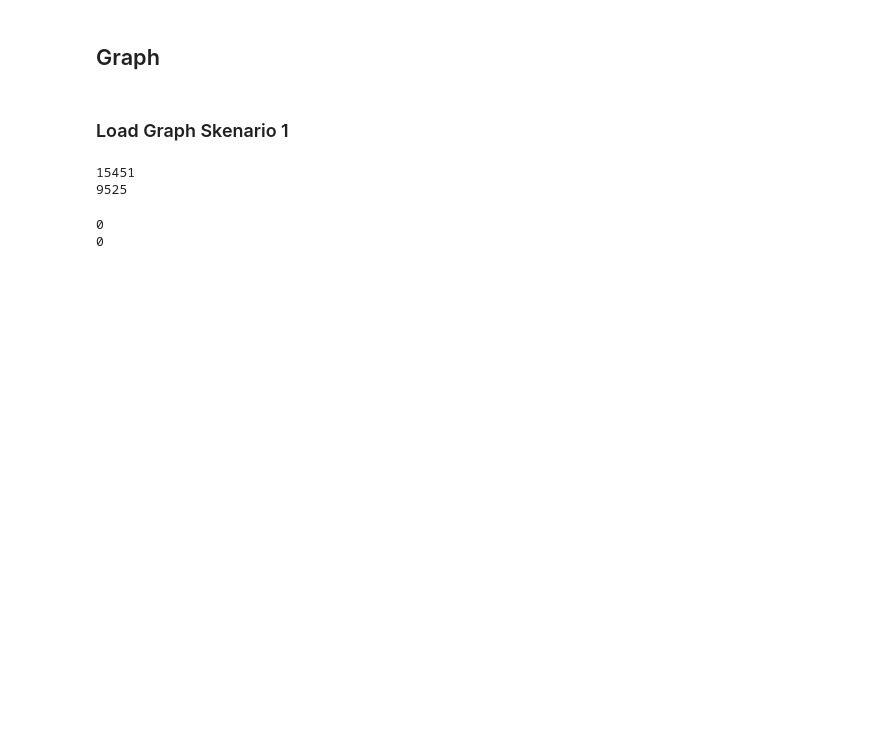
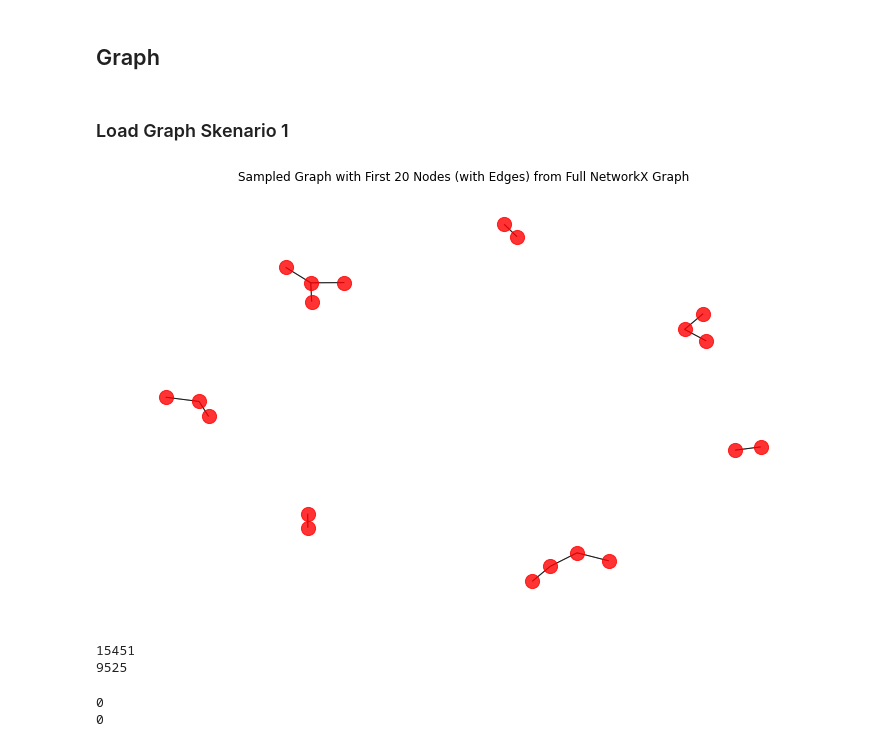
Before and after one commit to neroSpace/network-intrusion-detection, a Jupyter notebook: nids-implementation/nids_hyper_tune.ipynb, the cells around one changed output. Drawn from its saved outputs; the diff is of its cells as text; code cells hidden in the pictures; blank space fills up the shorter version.

```diff
--- a/nids-implementation/nids_hyper_tune.ipynb
+++ b/nids-implementation/nids_hyper_tune.ipynb
@@ -28,6 +28,39 @@ train_node_features = pickle.load(open('model_graph/train_node_features.pkl', 'r
 test_graph = pickle.load(open('model_graph/test_graph.pkl', 'rb'))
 label_test = pickle.load(open('model_graph/label_test.pkl', 'rb'))
 test_node_features = pickle.load(open('model_graph/test_node_features.pkl', 'rb'))
+# %%
+import networkx as nx
+import matplotlib.pyplot as plt
+
+# Assuming you have your full graph stored in 'train_graph'
+# Initialize an empty subgraph
+sampled_graph = nx.Graph()
+
+# Get the nodes with edges until we have 20 nodes
+desired_num_nodes = 20
+for node in train_graph.nodes():
+    # Add the node and its edges to the sampled graph
+    if len(train_graph.edges(node)) > 0:
+        sampled_graph.add_node(node)
+        sampled_graph.add_edges_from(train_graph.edges(node))
+
+    # Break the loop if we have reached the desired number of nodes
+    if len(sampled_graph.nodes()) >= desired_num_nodes:
+        break
+
+# Visualize the sampled graph
+plt.figure(figsize=(10, 6))
+pos = nx.spring_layout(sampled_graph, seed=42)
+
+# Draw nodes and edges
+nx.draw(sampled_graph, pos, with_labels=False, node_color='red', node_size=200, font_size=8, font_weight='bold', alpha=0.8)
+nx.draw_networkx_edges(sampled_graph, pos, edge_color='black', alpha=0.5)
+
+plt.title("Sampled Graph with First 20 Nodes (with Edges) from Full NetworkX Graph")
+plt.axis('off')
+plt.show()
+# %% [output]
+[figure, added]
 # %%
 ## number of nodes
 print(train_graph.number_of_nodes())
```
Also changed, not shown: parts of 68 cells of this notebook, 14 other files.
